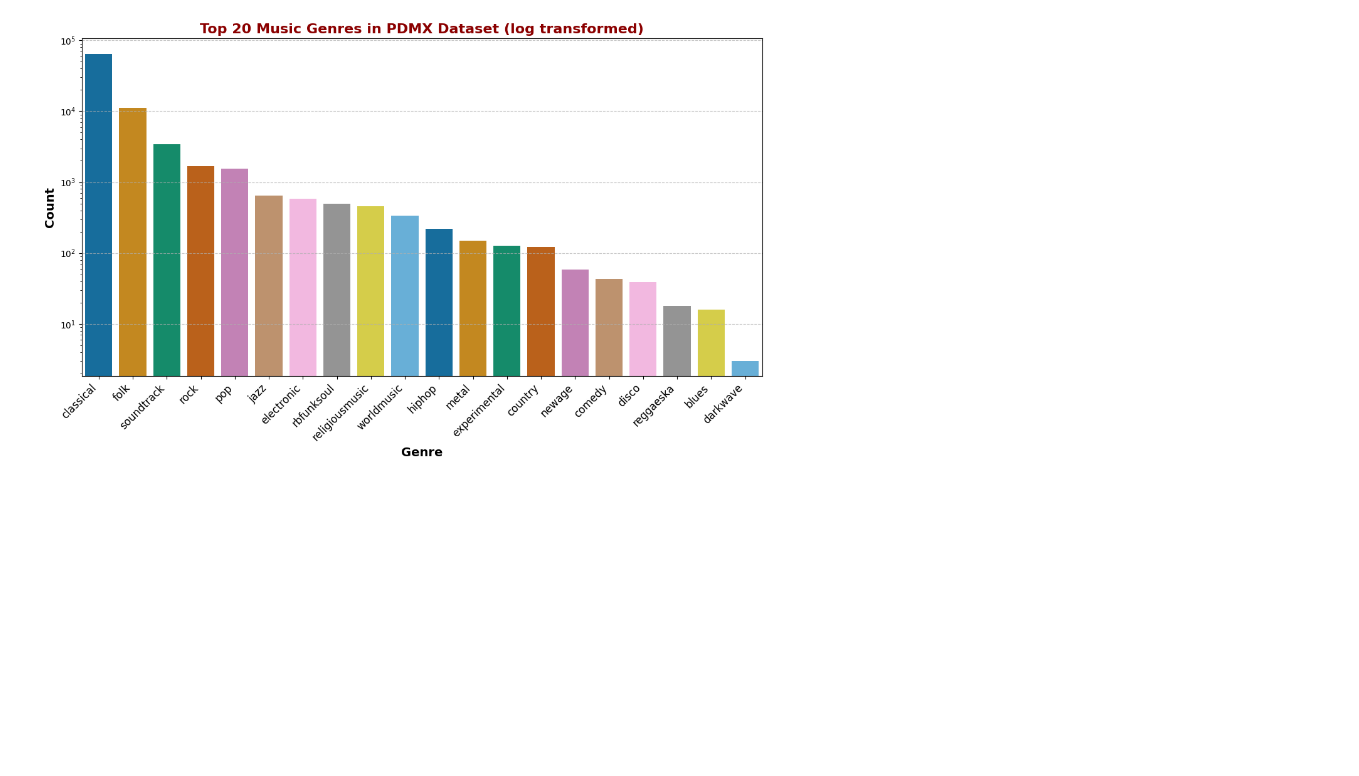
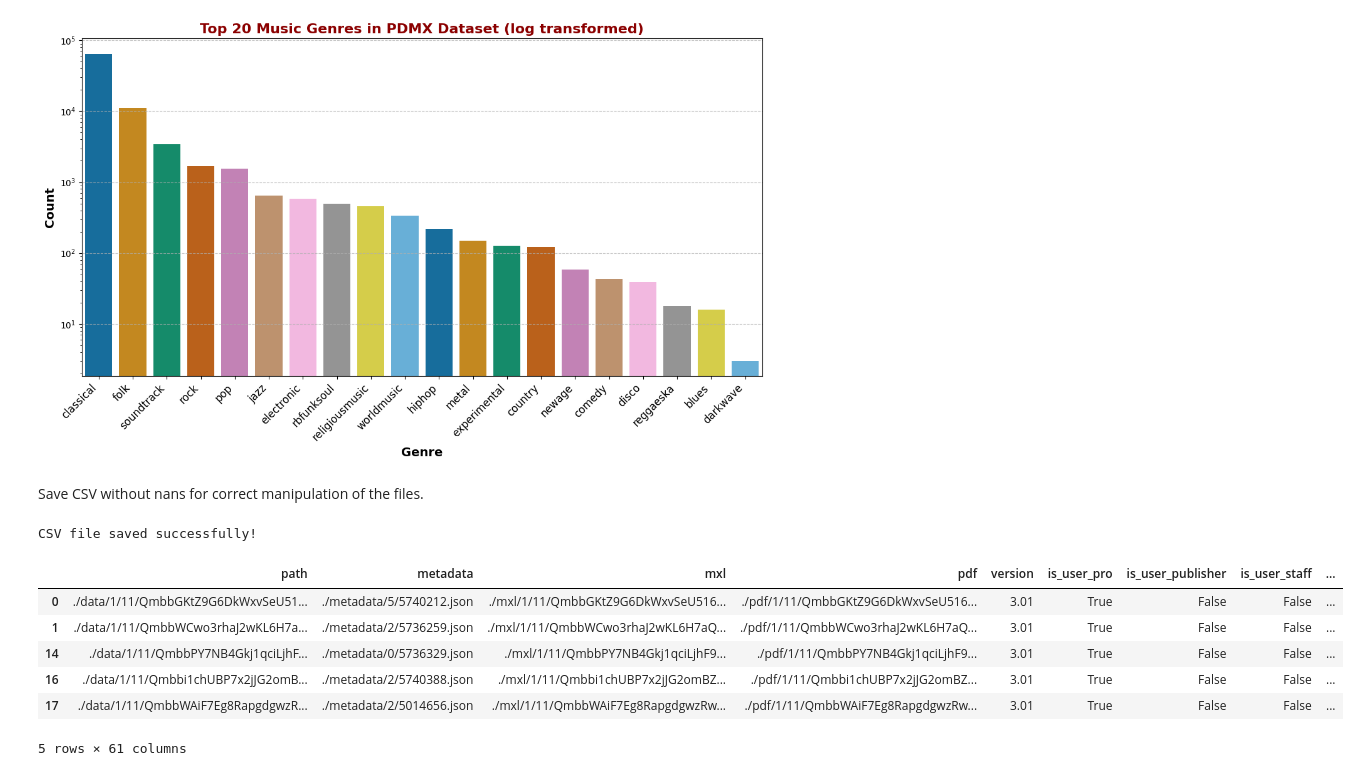
Before and after one commit to AlvGar9/MLP-sheet-music-genre, a Jupyter notebook: EDA.ipynb, the cells around one changed output. Cells and saved outputs as stored; diff of their text form; code cells hidden in the pictures; blank space fills up the shorter version.

Commit message:
Modified to get dataframe as CSV

```diff
--- a/EDA.ipynb
+++ b/EDA.ipynb
@@ -150,3 +150,21 @@ plt.show()
 17           blues     16
 19        darkwave      3
 [figure]
+# %% [markdown]
+Save CSV without nans for correct manipulation of the files.
+# %%
+df.to_csv('dataset.csv', index=False)  # Set index=False to avoid saving the index column
+
+print("CSV file saved successfully!")
+# %% [output]
+CSV file saved successfully!
+# %%
+df.head()
+# %% [output]
+|  | path | metadata | mxl | pdf | version | is_user_pro | is_user_publisher | is_user_staff | ... |
+| 0 | ./data/1/11/QmbbGKtZ9G6DkWxvSeU51... | ./metadata/5/5740212.json | ./mxl/1/11/QmbbGKtZ9G6DkWxvSeU516... | ./pdf/1/11/QmbbGKtZ9G6DkWxvSeU516... | 3.01 | True | False | False | ... |
+| 1 | ./data/1/11/QmbbWCwo3rhaJ2wKL6H7a... | ./metadata/2/5736259.json | ./mxl/1/11/QmbbWCwo3rhaJ2wKL6H7aQ... | ./pdf/1/11/QmbbWCwo3rhaJ2wKL6H7aQ... | 3.01 | True | False | False | ... |
+| 14 | ./data/1/11/QmbbPY7NB4Gkj1qciLjhF... | ./metadata/0/5736329.json | ./mxl/1/11/QmbbPY7NB4Gkj1qciLjhF9... | ./pdf/1/11/QmbbPY7NB4Gkj1qciLjhF9... | 3.01 | True | False | False | ... |
+| 16 | ./data/1/11/Qmbbi1chUBP7x2jJG2omB... | ./metadata/2/5740388.json | ./mxl/1/11/Qmbbi1chUBP7x2jJG2omBZ... | ./pdf/1/11/Qmbbi1chUBP7x2jJG2omBZ... | 3.01 | True | False | False | ... |
+| 17 | ./data/1/11/QmbbWAiF7Eg8RapgdgwzR... | ./metadata/2/5014656.json | ./mxl/1/11/QmbbWAiF7Eg8RapgdgwzRw... | ./pdf/1/11/QmbbWAiF7Eg8RapgdgwzRw... | 3.01 | True | False | False | ... |
+5 rows × 61 columns
```
